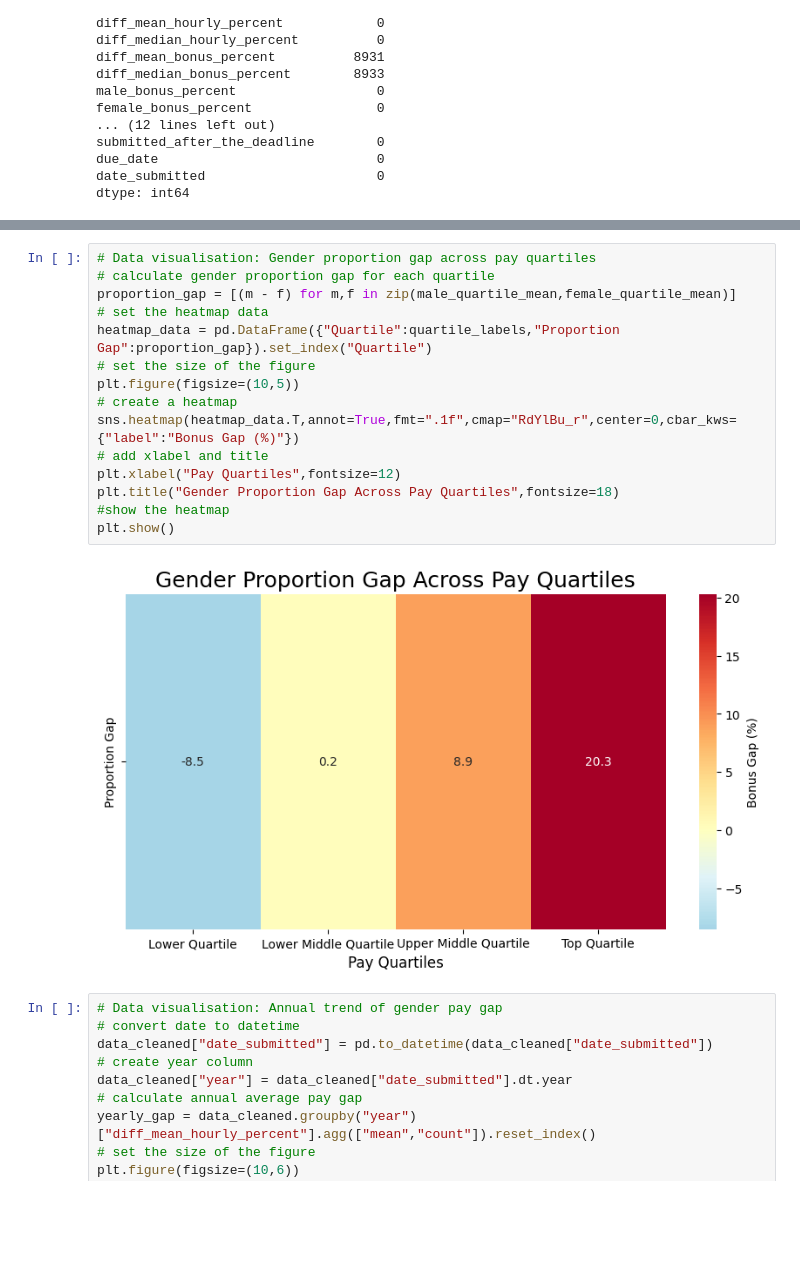
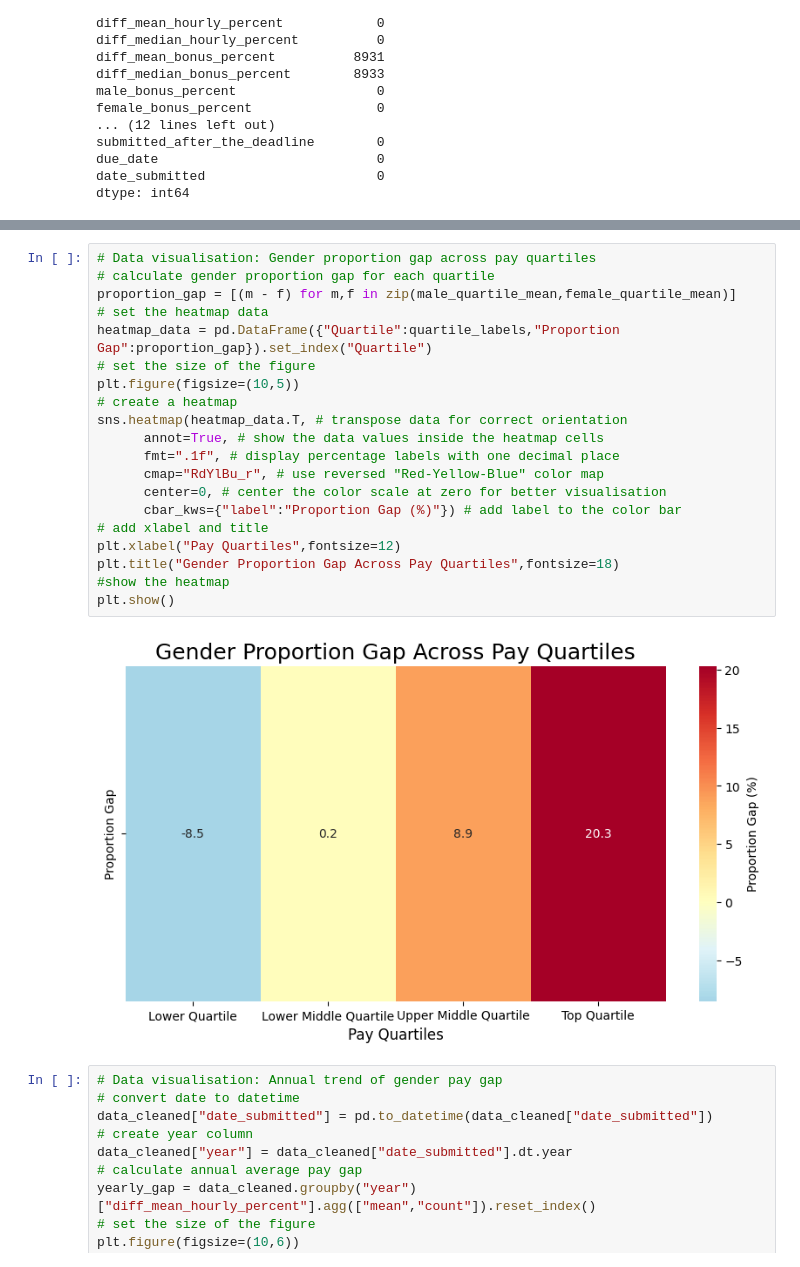
Before and after one commit to 0703fws/freedomprogrammingexercise, a Jupyter notebook: paygap_analysis.ipynb, the cells around one changed output, grey strips where cells are left out. Drawn from its saved outputs; the diff is of its cells as text; blank space fills up the shorter version.

```diff
--- a/paygap_analysis.ipynb
+++ b/paygap_analysis.ipynb
@@ -298,20 +299,25 @@ plt.show()
 # %%
 # Data visualisation: Gender proportion gap across pay quartiles
 # calculate gender proportion gap for each quartile
 proportion_gap = [(m - f) for m,f in zip(male_quartile_mean,female_quartile_mean)]
 # set the heatmap data
 heatmap_data = pd.DataFrame({"Quartile":quartile_labels,"Proportion Gap":proportion_gap}).set_index("Quartile")
 # set the size of the figure
 plt.figure(figsize=(10,5))
 # create a heatmap
-sns.heatmap(heatmap_data.T,annot=True,fmt=".1f",cmap="RdYlBu_r",center=0,cbar_kws={"label":"Bonus Gap (%)"})
+sns.heatmap(heatmap_data.T, # transpose data for correct orientation
+      annot=True, # show the data values inside the heatmap cells
+      fmt=".1f", # display percentage labels with one decimal place
+      cmap="RdYlBu_r", # use reversed "Red-Yellow-Blue" color map
+      center=0, # center the color scale at zero for better visualisation
+      cbar_kws={"label":"Proportion Gap (%)"}) # add label to the color bar
 # add xlabel and title
 plt.xlabel("Pay Quartiles",fontsize=12)
 plt.title("Gender Proportion Gap Across Pay Quartiles",fontsize=18)
 #show the heatmap
 plt.show()
 # %% [output]
-[figure, old version]
+[figure, new version]
 # %%
 # Data visualisation: Annual trend of gender pay gap
 # convert date to datetime
```
Also changed, not shown: parts of 6 cells of this notebook.
